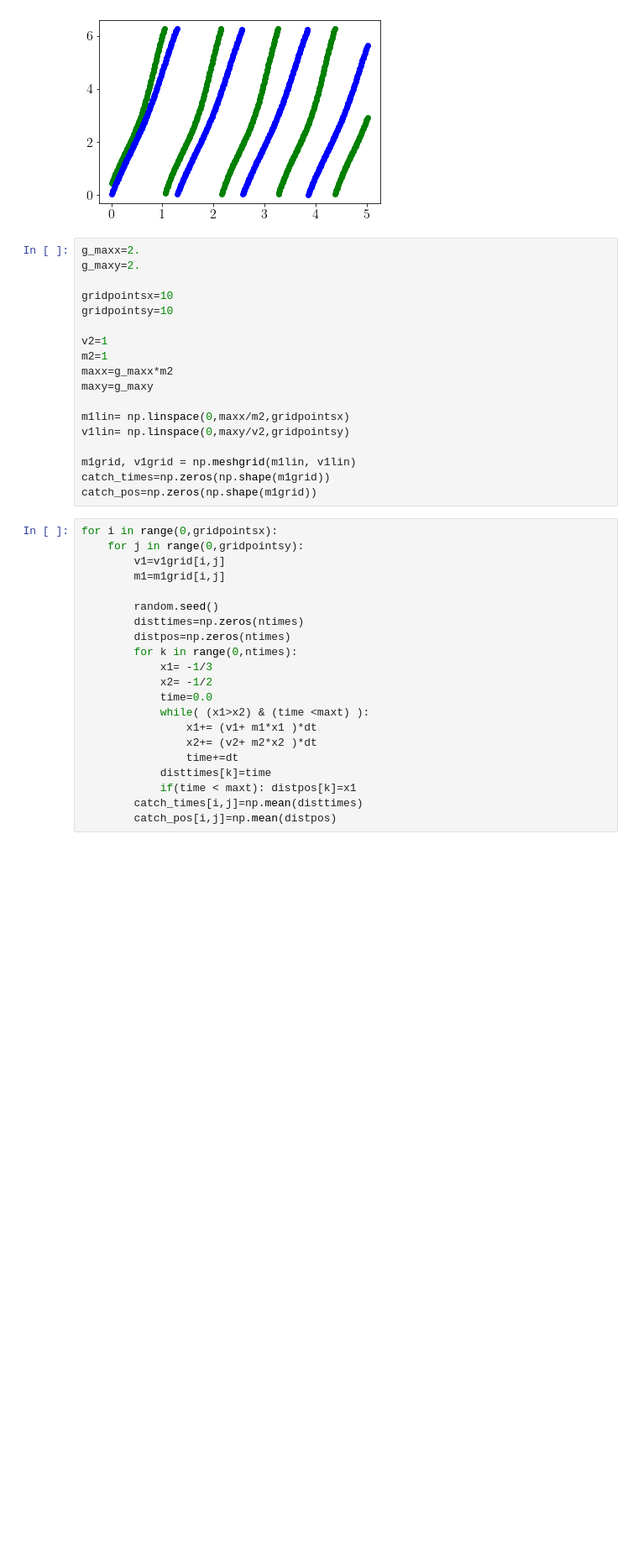
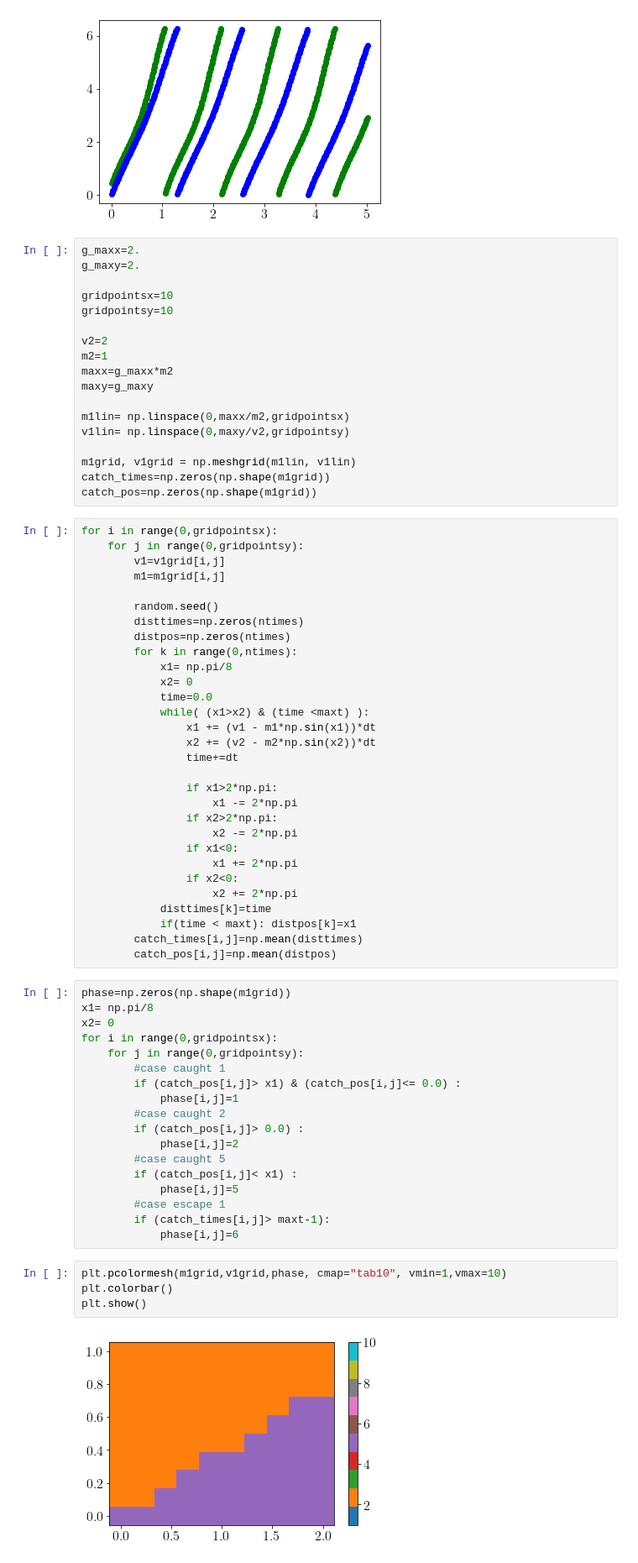
Before and after one commit to hawkerfriedrice/PredPreyDynamicsPeriodicBoundary, a Jupyter notebook: Euler.ipynb, the cells around one changed output. Shown at 84% size. Saved outputs shown, nothing was run; the diff lists cells and outputs as text; blank space fills up the shorter version.

```diff
--- a/Euler.ipynb
+++ b/Euler.ipynb
@@ -92,7 +92,7 @@ g_maxy=2.
 gridpointsx=10
 gridpointsy=10
 
-v2=1
+v2=2
 m2=1
 maxx=g_maxx*m2
 maxy=g_maxy
@@ -113,14 +113,47 @@ for i in range(0,gridpointsx):
         disttimes=np.zeros(ntimes)
         distpos=np.zeros(ntimes)
         for k in range(0,ntimes):
-            x1= -1/3
-            x2= -1/2
+            x1= np.pi/8
+            x2= 0
             time=0.0
             while( (x1>x2) & (time <maxt) ):
-                x1+= (v1+ m1*x1 )*dt
-                x2+= (v2+ m2*x2 )*dt
+                x1 += (v1 - m1*np.sin(x1))*dt
+                x2 += (v2 - m2*np.sin(x2))*dt
                 time+=dt
+
+                if x1>2*np.pi:
+                    x1 -= 2*np.pi
+                if x2>2*np.pi:
+                    x2 -= 2*np.pi
+                if x1<0:
+                    x1 += 2*np.pi
+                if x2<0:
+                    x2 += 2*np.pi
             disttimes[k]=time
             if(time < maxt): distpos[k]=x1
         catch_times[i,j]=np.mean(disttimes)
         catch_pos[i,j]=np.mean(distpos)
+# %%
+phase=np.zeros(np.shape(m1grid))
+x1= np.pi/8
+x2= 0
+for i in range(0,gridpointsx):
+    for j in range(0,gridpointsy):
+        #case caught 1
+        if (catch_pos[i,j]> x1) & (catch_pos[i,j]<= 0.0) :
+            phase[i,j]=1
+        #case caught 2
+        if (catch_pos[i,j]> 0.0) :
+            phase[i,j]=2
+        #case caught 5
+        if (catch_pos[i,j]< x1) :
+            phase[i,j]=5
+        #case escape 1
+        if (catch_times[i,j]> maxt-1):
+            phase[i,j]=6
+# %%
+plt.pcolormesh(m1grid,v1grid,phase, cmap="tab10", vmin=1,vmax=10)
+plt.colorbar()
+plt.show()
+# %% [output]
+[figure, added]
```
Also changed, not shown: parts of 2 cells of this notebook, 5 other files.
